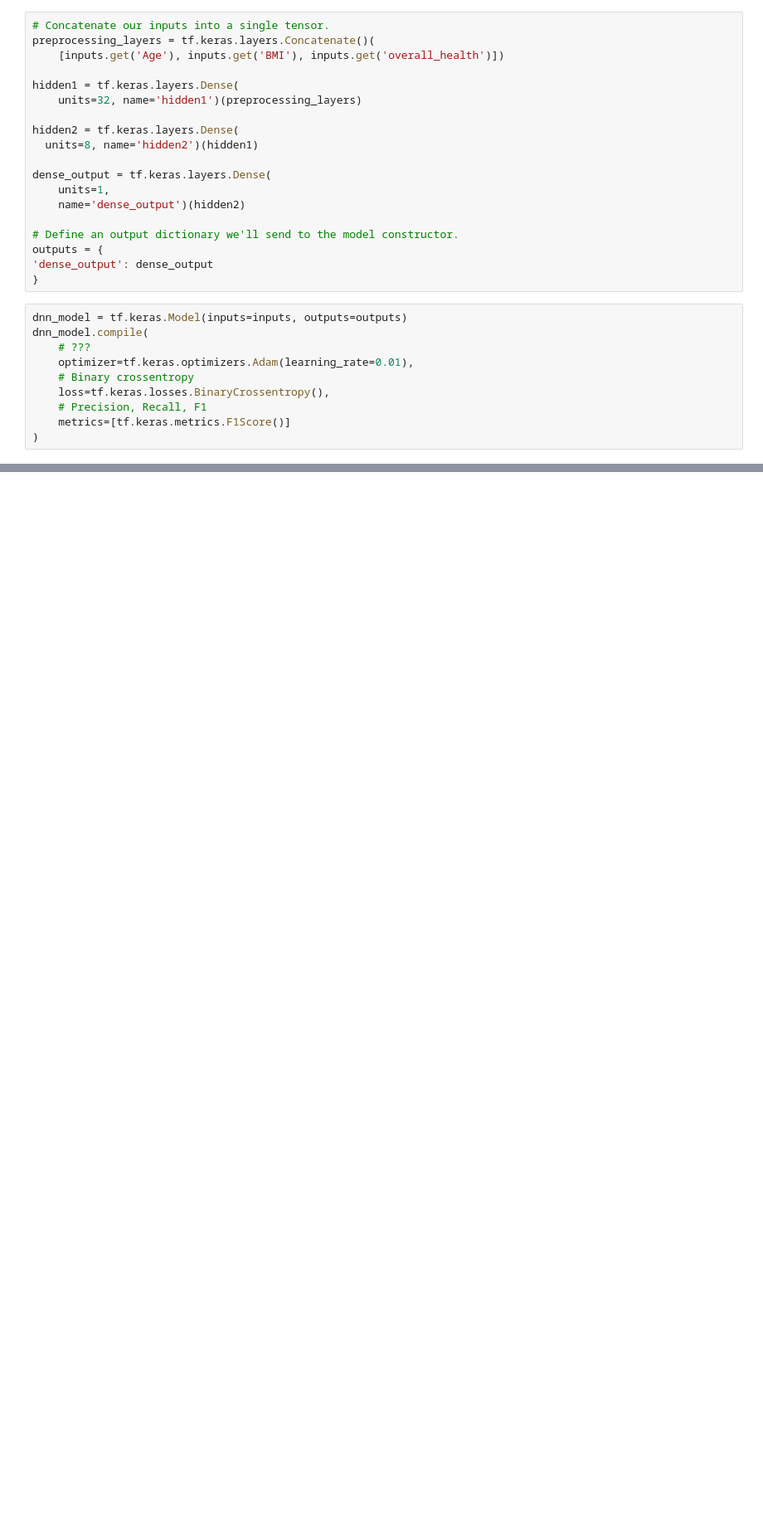
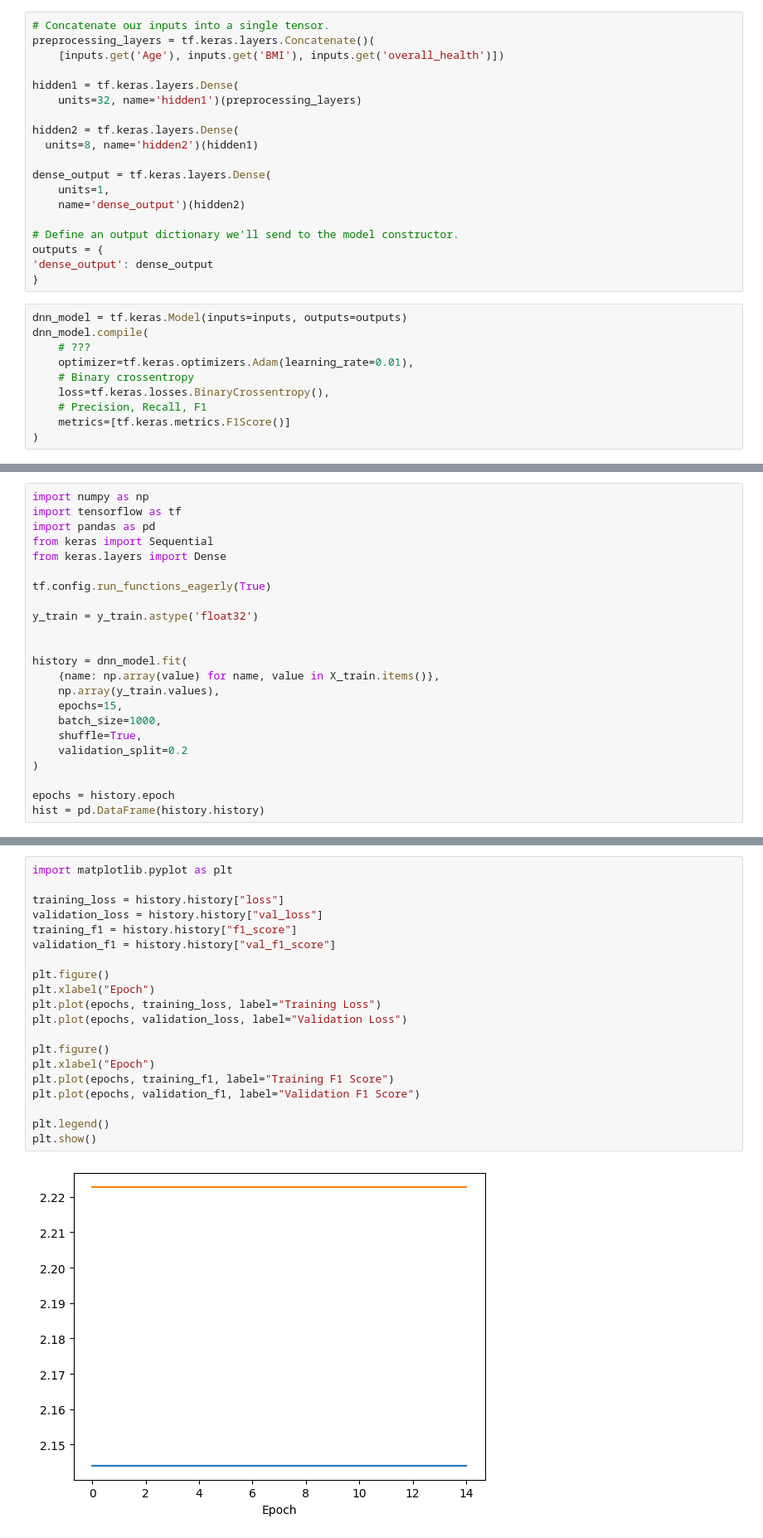
Before and after one commit to trodman201/Data-2000-, a Jupyter notebook: NeuralNetworksRodman.ipynb, the cells around one changed output, grey strips where cells are left out. Shown at 83% size. Cells and saved outputs as stored; diff of their text form; blank space fills up the shorter version.

```diff
--- a/NeuralNetworksRodman.ipynb
+++ b/NeuralNetworksRodman.ipynb
@@ -180,0 +196,23 @@ Part 4: Im just going to take the L
+# %%
+import numpy as np
+import tensorflow as tf
+import pandas as pd
+from keras import Sequential
+from keras.layers import Dense
+
+tf.config.run_functions_eagerly(True)
+
+y_train = y_train.astype('float32')
+
+
+history = dnn_model.fit(
+    {name: np.array(value) for name, value in X_train.items()},
+    np.array(y_train.values),
+    epochs=15,
+    batch_size=1000,
+    shuffle=True,
+    validation_split=0.2
+)
+
+epochs = history.epoch
+hist = pd.DataFrame(history.history)
@@ -180,0 +242,22 @@ Part 4: Im just going to take the L
+# %%
+import matplotlib.pyplot as plt
+
+training_loss = history.history["loss"]
+validation_loss = history.history["val_loss"]
+training_f1 = history.history["f1_score"]
+validation_f1 = history.history["val_f1_score"]
+
+plt.figure()
+plt.xlabel("Epoch")
+plt.plot(epochs, training_loss, label="Training Loss")
+plt.plot(epochs, validation_loss, label="Validation Loss")
+
+plt.figure()
+plt.xlabel("Epoch")
+plt.plot(epochs, training_f1, label="Training F1 Score")
+plt.plot(epochs, validation_f1, label="Validation F1 Score")
+
+plt.legend()
+plt.show()
+# %% [output]
+[figure, added]
```
Also changed, not shown: parts of 9 cells of this notebook.
